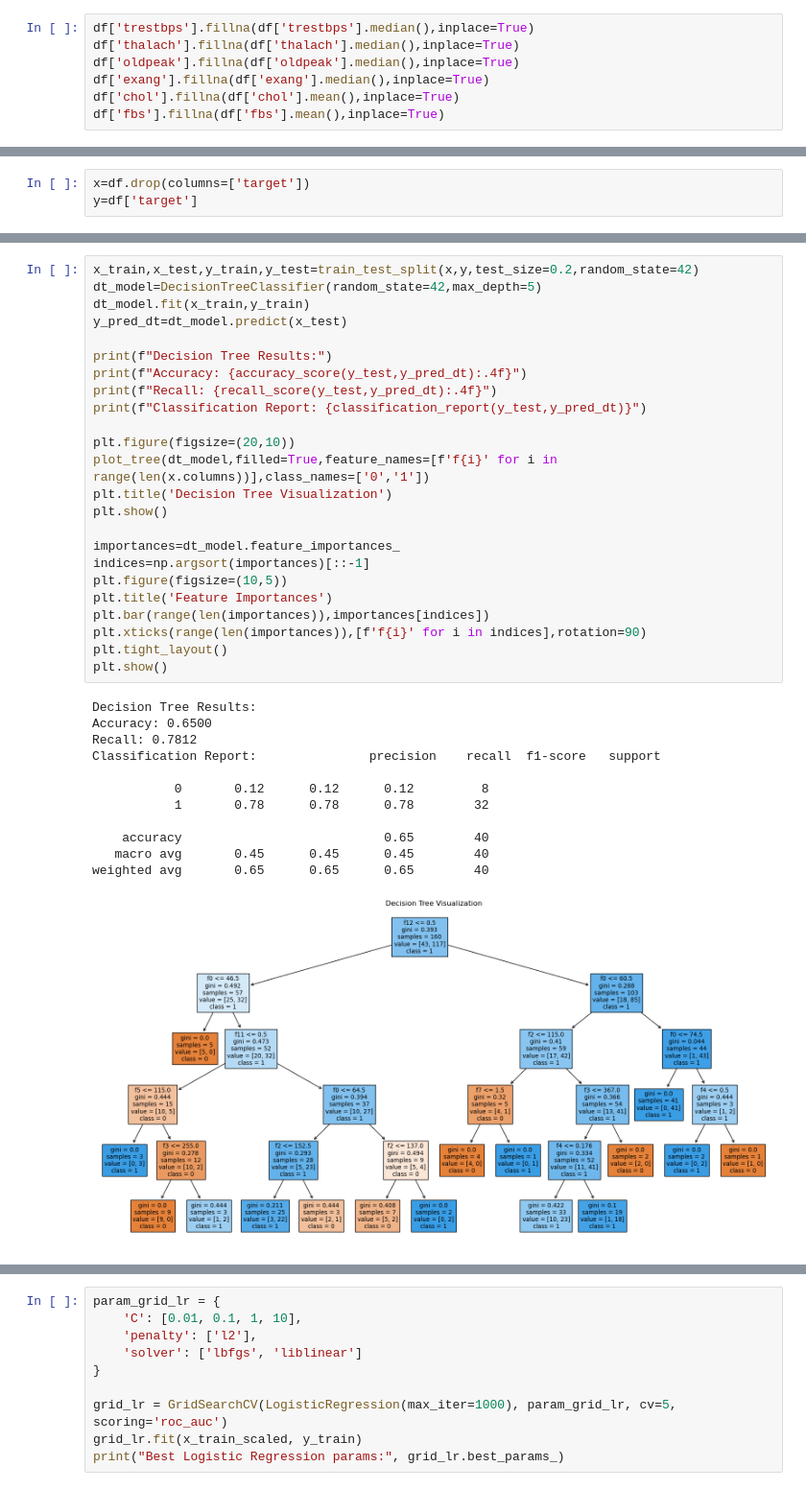
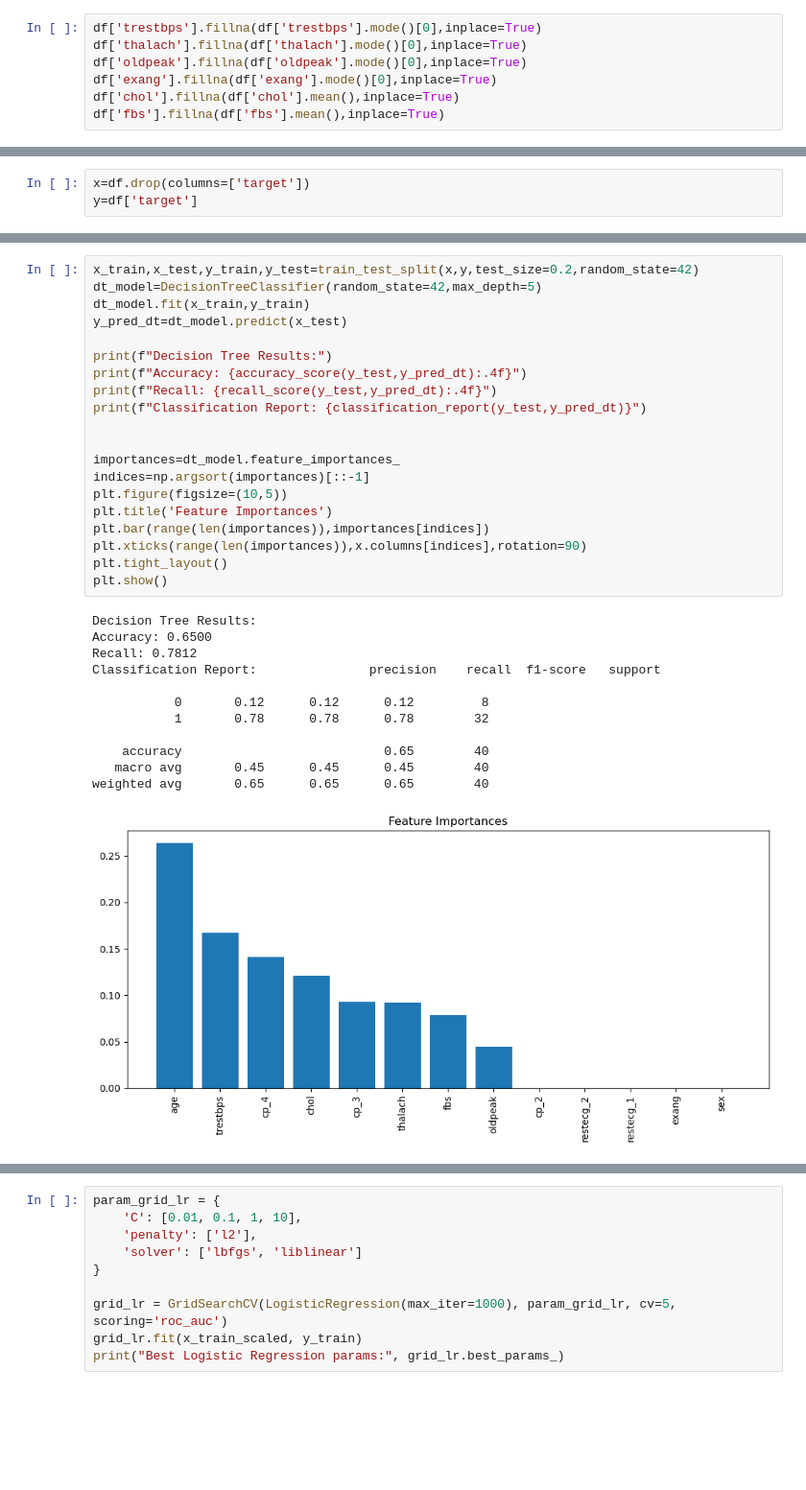
Before and after one commit to AlyModrik41/UCI-Disease, a Jupyter notebook: UCI Disease.ipynb, the cells around one changed output, grey strips where cells are left out. Shown at 96% size. Cells and saved outputs as stored; diff of their text form; blank space fills up the shorter version.

```diff
--- a/UCI Disease.ipynb
+++ b/UCI Disease.ipynb
@@ -150,10 +158,10 @@ df
 | 199 | 62 | 1 | 2 | 120.0 | 254.0 | 0.0 | 2 | 93.0 | 1.0 | 0.0 | 1 |
 200 rows × 11 columns
 # %%
-df['trestbps'].fillna(df['trestbps'].median(),inplace=True)
-df['thalach'].fillna(df['thalach'].median(),inplace=True)
-df['oldpeak'].fillna(df['oldpeak'].median(),inplace=True)
-df['exang'].fillna(df['exang'].median(),inplace=True)
+df['trestbps'].fillna(df['trestbps'].mode()[0],inplace=True)
+df['thalach'].fillna(df['thalach'].mode()[0],inplace=True)
+df['oldpeak'].fillna(df['oldpeak'].mode()[0],inplace=True)
+df['exang'].fillna(df['exang'].mode()[0],inplace=True)
 df['chol'].fillna(df['chol'].mean(),inplace=True)
 df['fbs'].fillna(df['fbs'].mean(),inplace=True)
 # %% [output]
@@ -363,36 +371,32 @@ weighted avg       0.78      0.70      0.73        40
 x_train,x_test,y_train,y_test=train_test_split(x,y,test_size=0.2,random_state=42)
 dt_model=DecisionTreeClassifier(random_state=42,max_depth=5)
 dt_model.fit(x_train,y_train)
 y_pred_dt=dt_model.predict(x_test)
 
 print(f"Decision Tree Results:")
 print(f"Accuracy: {accuracy_score(y_test,y_pred_dt):.4f}")
 print(f"Recall: {recall_score(y_test,y_pred_dt):.4f}")
 print(f"Classification Report: {classification_report(y_test,y_pred_dt)}")
 
-plt.figure(figsize=(20,10))
-plot_tree(dt_model,filled=True,feature_names=[f'f{i}' for i in range(len(x.columns))],class_names=['0','1'])
-plt.title('Decision Tree Visualization')
-plt.show()
 
 importances=dt_model.feature_importances_
 indices=np.argsort(importances)[::-1]
 plt.figure(figsize=(10,5))
 plt.title('Feature Importances')
 plt.bar(range(len(importances)),importances[indices])
-plt.xticks(range(len(importances)),[f'f{i}' for i in indices],rotation=90)
+plt.xticks(range(len(importances)),x.columns[indices],rotation=90)
 plt.tight_layout()
 plt.show()
 # %% [output]
 Decision Tree Results:
 Accuracy: 0.6500
 Recall: 0.7812
 Classification Report:               precision    recall  f1-score   support
 
            0       0.12      0.12      0.12         8
            1       0.78      0.78      0.78        32
 
     accuracy                           0.65        40
    macro avg       0.45      0.45      0.45        40
 weighted avg       0.65      0.65      0.65        40
-[figure, old version]
+[figure, new version]
```
Also changed, not shown: parts of 38 cells of this notebook.
